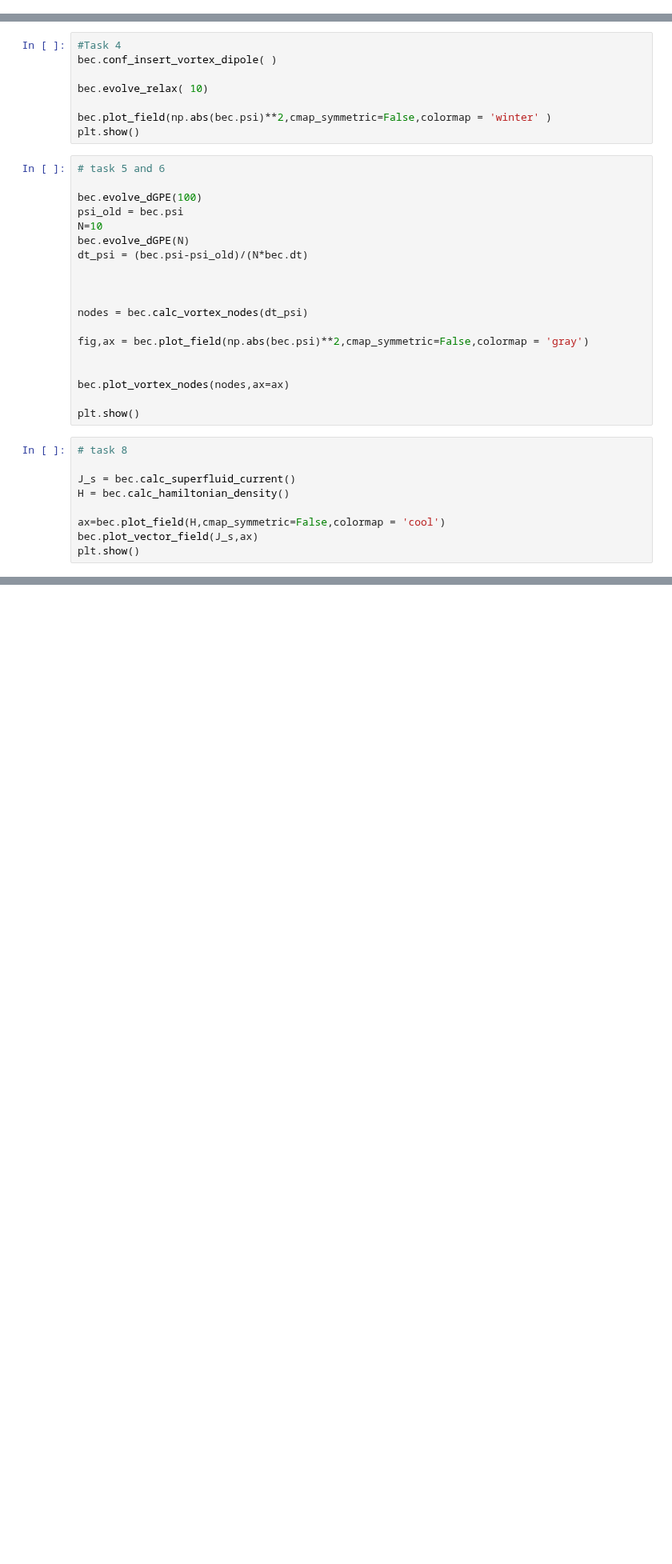
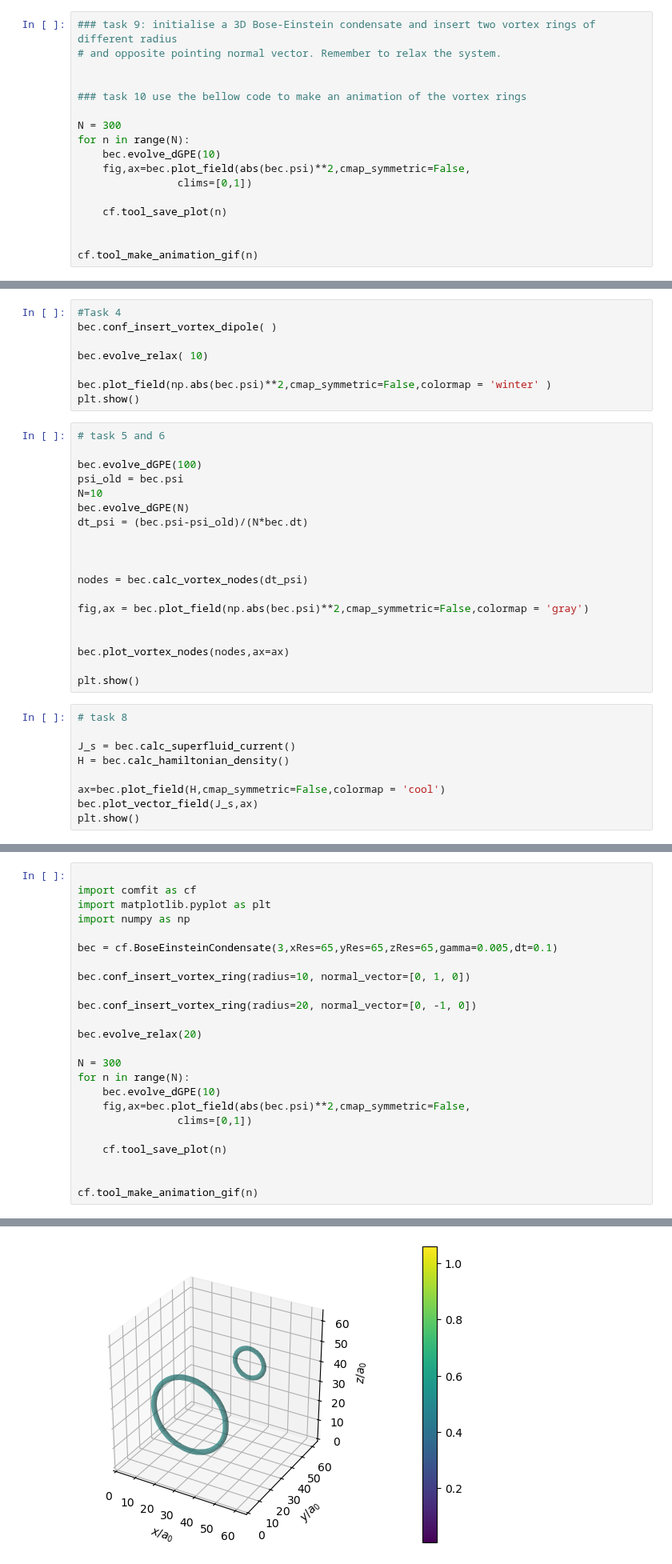
Before and after one commit to vidarsko/ComFiT, a Jupyter notebook: tutorial/bose_einstein_condensate_basic_framework.ipynb, the cells around one changed output, grey strips where cells are left out. Shown at 80% size. Drawn from its saved outputs; the diff is of its cells as text; blank space fills up the shorter version.

```diff
--- a/tutorial/bose_einstein_condensate_basic_framework.ipynb
+++ b/tutorial/bose_einstein_condensate_basic_framework.ipynb
@@ -86,3 +90,20 @@ bec.calc_force_on_external_potential()- returns the total force that the condens
+# %%
+### task 9: initialise a 3D Bose-Einstein condensate and insert two vortex rings of different radius
+# and opposite pointing normal vector. Remember to relax the system.
+
+
+### task 10 use the bellow code to make an animation of the vortex rings
+
+N = 300
+for n in range(N):
+    bec.evolve_dGPE(10)
+    fig,ax=bec.plot_field(abs(bec.psi)**2,cmap_symmetric=False,
+                clims=[0,1])
+
+    cf.tool_save_plot(n)
+
+
+cf.tool_make_animation_gif(n)
 # %% [markdown]
 # Solutions
 # %%
@@ -145,0 +169,25 @@ plt.show()
+# %%
+
+import comfit as cf
+import matplotlib.pyplot as plt
+import numpy as np
+
+bec = cf.BoseEinsteinCondensate(3,xRes=65,yRes=65,zRes=65,gamma=0.005,dt=0.1)
+
+bec.conf_insert_vortex_ring(radius=10, normal_vector=[0, 1, 0])
+
+bec.conf_insert_vortex_ring(radius=20, normal_vector=[0, -1, 0])
+
+bec.evolve_relax(20)
+
+N = 300
+for n in range(N):
+    bec.evolve_dGPE(10)
+    fig,ax=bec.plot_field(abs(bec.psi)**2,cmap_symmetric=False,
+                clims=[0,1])
+
+    cf.tool_save_plot(n)
+
+
+cf.tool_make_animation_gif(n)
+# %% [output]
@@ -145,0 +195 @@ plt.show()
+[figure, added]
```
Also changed, not shown: parts of 4 cells of this notebook, 10 other files.
